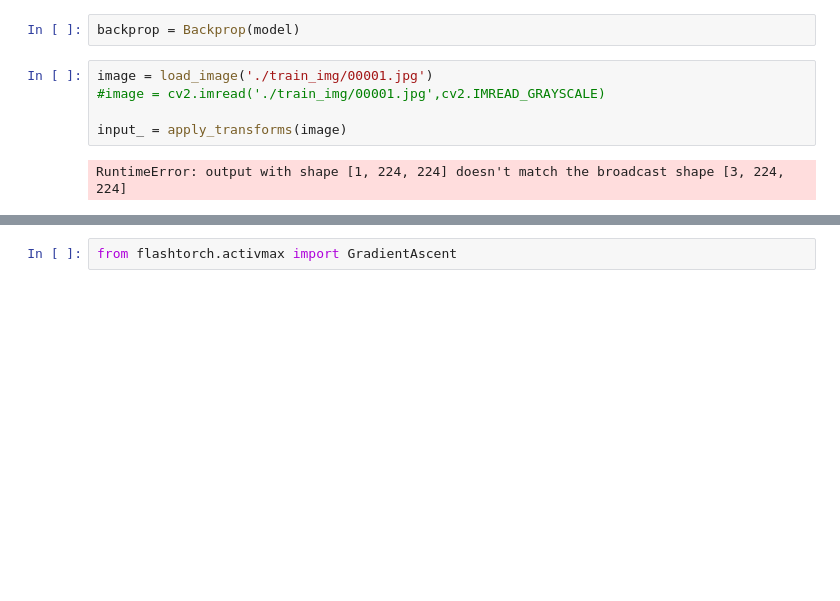
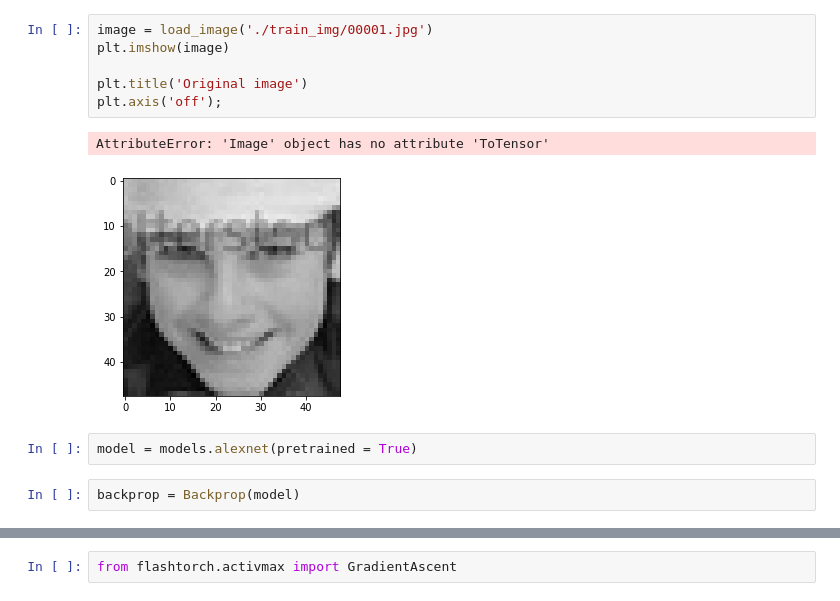
Before and after one commit to Hsuhaoxiang/ML2019FALL, a Jupyter notebook: hw3/Flashtorch.ipynb, the cells around one changed output, grey strips where cells are left out. Cells and saved outputs as stored; diff of their text form; blank space fills up the shorter version.

```diff
--- a/hw3/Flashtorch.ipynb
+++ b/hw3/Flashtorch.ipynb
@@ -66,12 +131,16 @@ model = torch.load("./model/bestmodel.pkl",map_location = 'cpu')
+# %%
+image = load_image('./train_img/00001.jpg')
+plt.imshow(image)
+
+plt.title('Original image')
+plt.axis('off');
+# %% [output]
+AttributeError: 'Image' object has no attribute 'ToTensor'
+[figure, added]
+# %%
+model = models.alexnet(pretrained = True)
 # %%
 backprop = Backprop(model)
-# %%
-image = load_image('./train_img/00001.jpg')
-#image = cv2.imread('./train_img/00001.jpg',cv2.IMREAD_GRAYSCALE)
-
-input_ = apply_transforms(image)
-# %% [output]
-RuntimeError: output with shape [1, 224, 224] doesn't match the broadcast shape [3, 224, 224]
 # %%
 target_class = 7
 backprop.visualize(input_ , target_class, guided = True)
```
Also changed, not shown: parts of 11 cells of this notebook, 1 other file.
